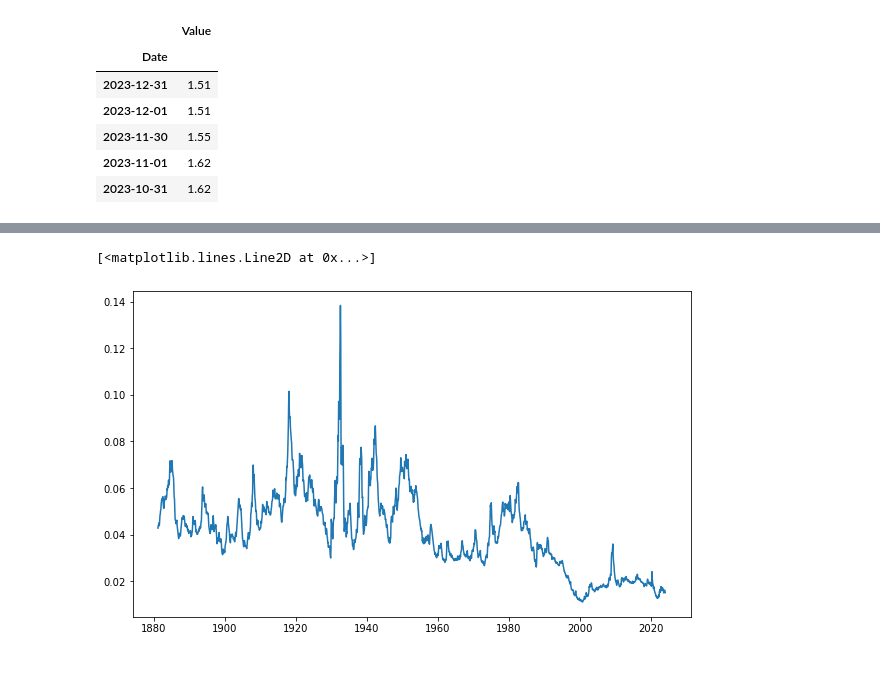
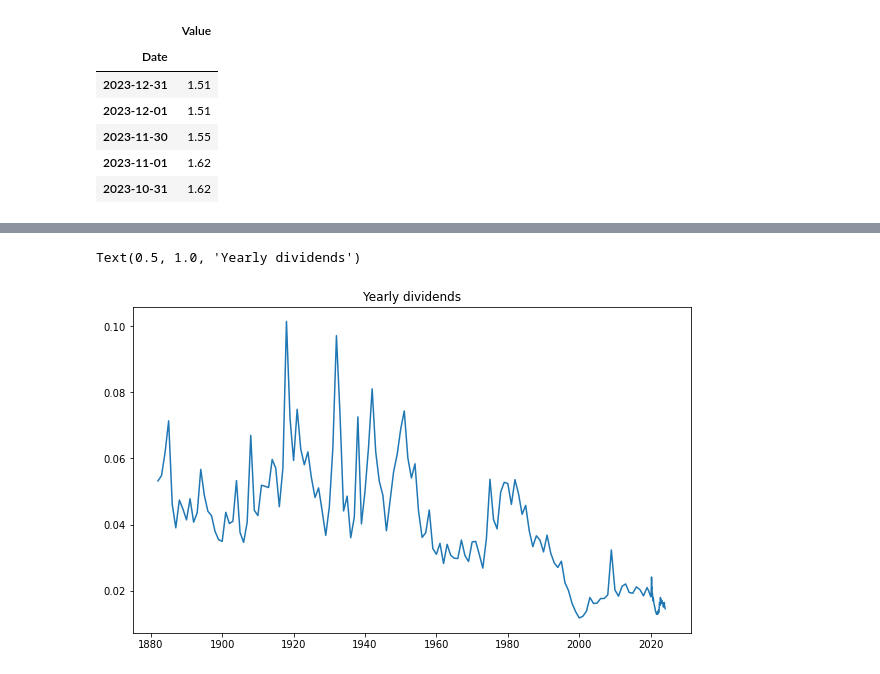
Before and after one commit to lmaksymenko/BerkeleyCourses, a Jupyter notebook: MFE230E/Assignment 5 IP.ipynb, the cells around one changed output, grey strips where cells are left out. Cells and saved outputs as stored; diff of their text form; code cells hidden in the pictures.

```diff
--- a/MFE230E/Assignment 5 IP.ipynb
+++ b/MFE230E/Assignment 5 IP.ipynb
@@ -380,6 +365,7 @@ plt.plot(np.log(div_yield_month/100))
-# %%
-plt.figure(figsize=(10,6))
-plt.plot(div_yield_month/100)
-# %% [output]
-[<matplotlib.lines.Line2D at 0x...>]
-[figure, removed]
+# %%
+plt.figure(figsize=(10,6))
+plt.plot(div_yield_year/100)
+plt.title('Yearly dividends')
+# %% [output]
+Text(0.5, 1.0, 'Yearly dividends')
+[figure, added]
```
Also changed, not shown: parts of 29 cells of this notebook, 1 other file.
